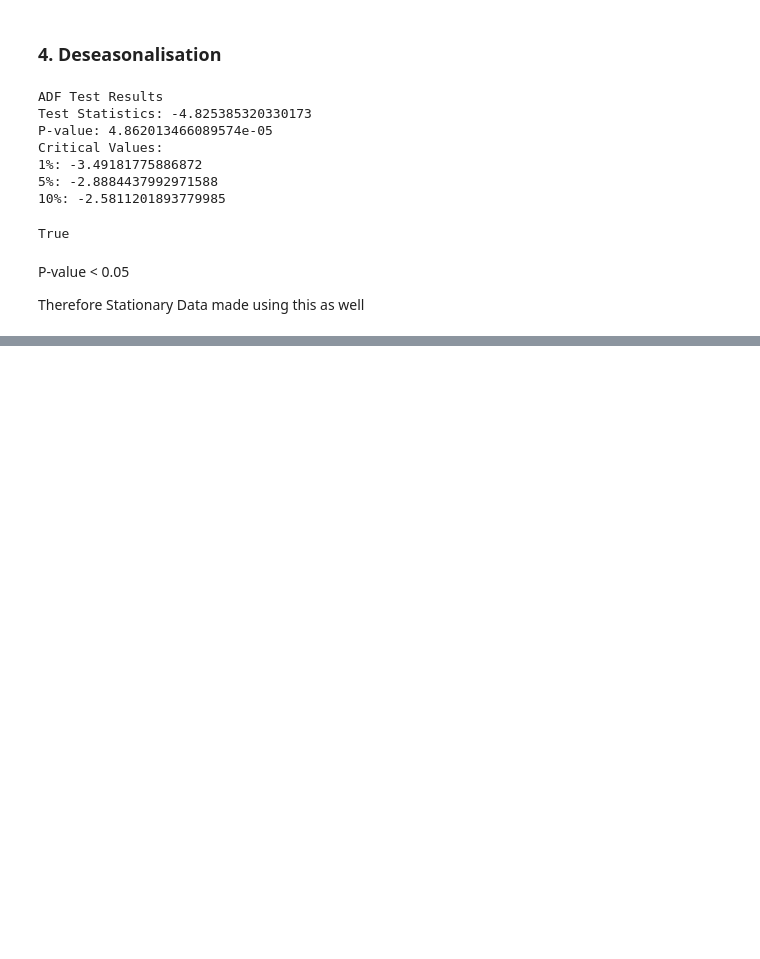
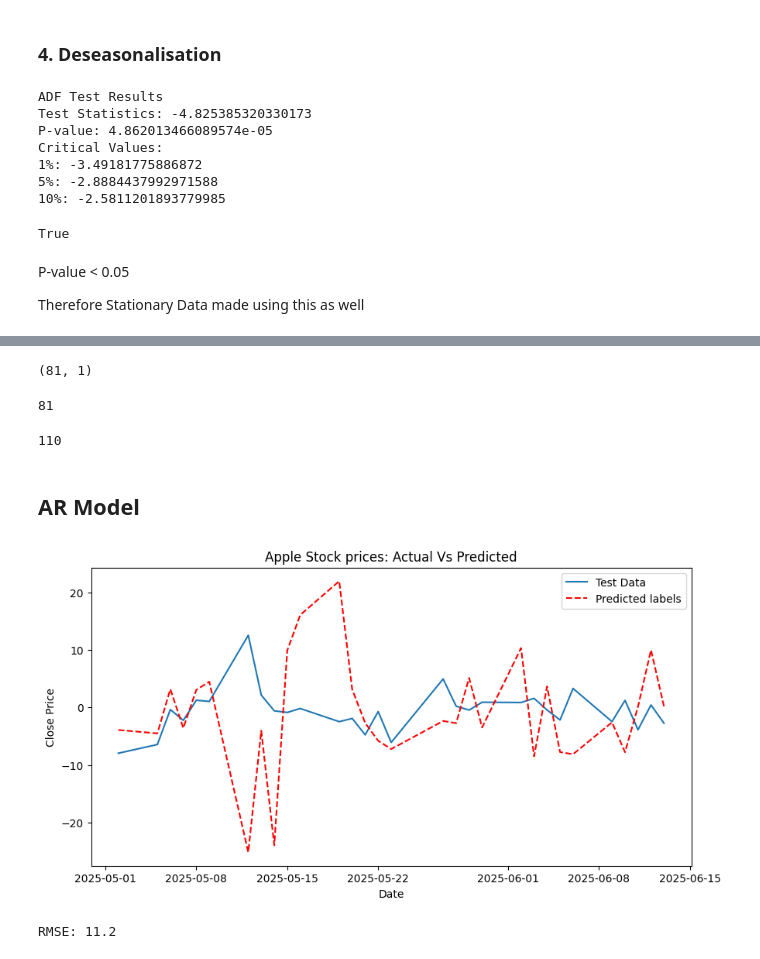
Before and after one commit to itzuditsharma/Time-Series-Analysis, a Jupyter notebook: 01_Temporal_Components.ipynb, the cells around one changed output, grey strips where cells are left out. Cells and saved outputs as stored; diff of their text form; code cells hidden in the pictures; blank space fills up the shorter version.

Commit message:
Added models till ARIMA

```diff
--- a/01_Temporal_Components.ipynb
+++ b/01_Temporal_Components.ipynb
@@ -516,0 +521,49 @@ Therefore Stationary Data made using this as well
+# %%
+apple_price_stationary = stock_data['Close'].diff().dropna()
+
+train_data, test_data = apple_price_stationary[:-30], apple_price_stationary[-30:]
+# %%
+train_data.shape
+# %% [output]
+(81, 1)
+# %%
+print(len(train_data))
+# %% [output]
+81
+# %%
+print(len(train_data) + len(test_data) - 1)
+# %% [output]
+110
+# %% [markdown]
+## AR Model
+# %%
+from statsmodels.tsa.ar_model import AutoReg
+from sklearn.metrics import mean_squared_error
+import numpy as np
+import warnings
+warnings.filterwarnings('ignore')
+
+model = AutoReg(train_data,lags = 30)
+model_fit = model.fit()
+
+predictions = model_fit.predict(
+    start = len(train_data),
+    end = len(train_data) + len(test_data) - 1,
+    dynamic = False
+)
+
+plt.figure(figsize=(10,5))
+plt.plot(test_data.index, test_data, label = "Test Data")
+plt.plot(test_data.index, predictions, color = 'red', linestyle = '--', label = "Predicted labels")
+plt.title("Apple Stock prices: Actual Vs Predicted")
+plt.xlabel("Date")
+plt.ylabel("Close Price")
+plt.legend()
+plt.show()
+# %% [output]
+[figure, added]
+# %%
+rmse = round(np.sqrt(mean_squared_error(test_data, predictions)),2)
+print(f"RMSE: {rmse}")
+# %% [output]
+RMSE: 11.2
```
Also changed, not shown: parts of 7 cells of this notebook.
